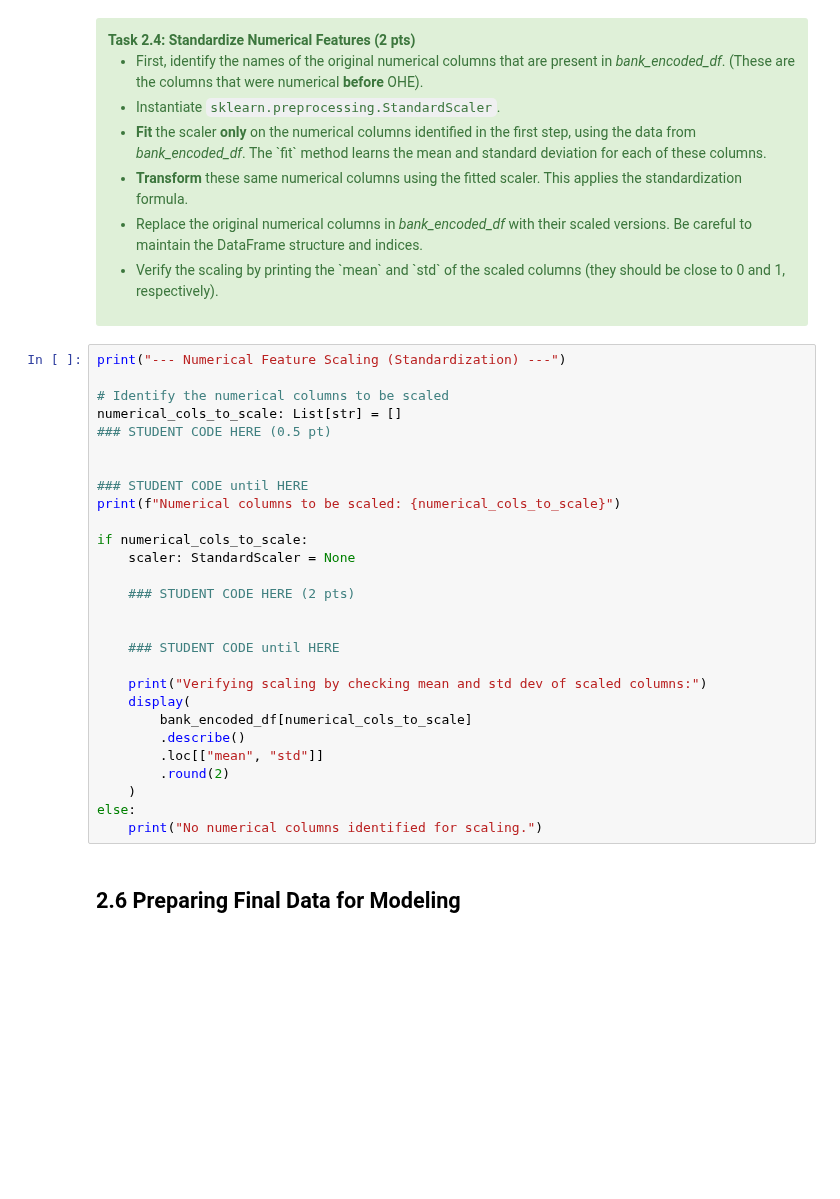
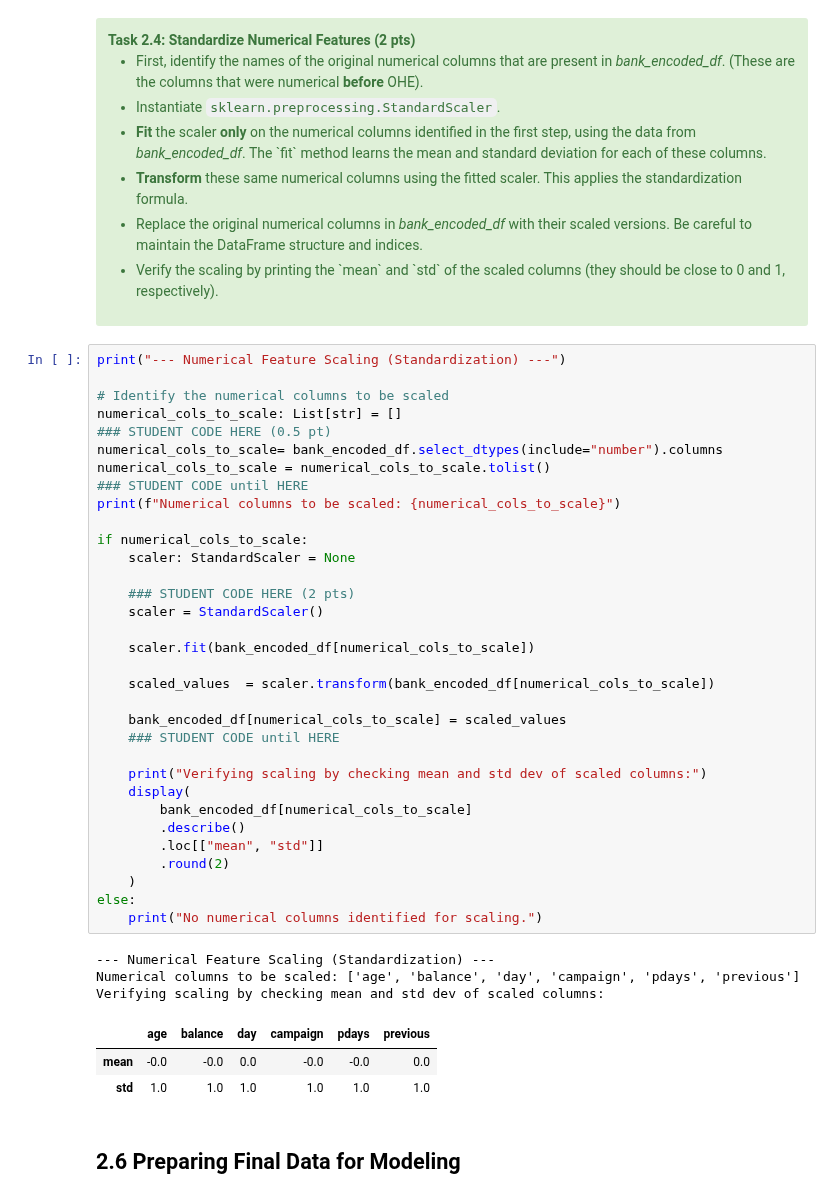
Before and after one commit to anton-seifert/LAMA, a Jupyter notebook: task-1-data-preparation/2_data_cleaning_feature_engineering.ipynb, the cells around one changed output. Saved outputs shown, nothing was run; the diff lists cells and outputs as text; blank space fills up the shorter version.

```diff
--- a/task-1-data-preparation/2_data_cleaning_feature_engineering.ipynb
+++ b/task-1-data-preparation/2_data_cleaning_feature_engineering.ipynb
@@ -305,31 +329,43 @@ Where `X_mean` is the mean of the feature and `X_stddev` is its standard deviati
 # %%
 print("--- Numerical Feature Scaling (Standardization) ---")
 
 # Identify the numerical columns to be scaled
 numerical_cols_to_scale: List[str] = []
 ### STUDENT CODE HERE (0.5 pt)
-
-
+numerical_cols_to_scale= bank_encoded_df.select_dtypes(include="number").columns
+numerical_cols_to_scale = numerical_cols_to_scale.tolist()
 ### STUDENT CODE until HERE
 print(f"Numerical columns to be scaled: {numerical_cols_to_scale}")
 
 if numerical_cols_to_scale:
     scaler: StandardScaler = None
 
     ### STUDENT CODE HERE (2 pts)
+    scaler = StandardScaler()
 
+    scaler.fit(bank_encoded_df[numerical_cols_to_scale])
 
+    scaled_values  = scaler.transform(bank_encoded_df[numerical_cols_to_scale])
+
+    bank_encoded_df[numerical_cols_to_scale] = scaled_values
     ### STUDENT CODE until HERE
 
     print("Verifying scaling by checking mean and std dev of scaled columns:")
     display(
         bank_encoded_df[numerical_cols_to_scale]
         .describe()
         .loc[["mean", "std"]]
         .round(2)
     )
 else:
     print("No numerical columns identified for scaling.")
+# %% [output]
+--- Numerical Feature Scaling (Standardization) ---
+Numerical columns to be scaled: ['age', 'balance', 'day', 'campaign', 'pdays', 'previous']
+Verifying scaling by checking mean and std dev of scaled columns:
+|  | age | balance | day | campaign | pdays | previous |
+| mean | -0.0 | -0.0 | 0.0 | -0.0 | -0.0 | 0.0 |
+| std | 1.0 | 1.0 | 1.0 | 1.0 | 1.0 | 1.0 |
 # %% [markdown]
 ## 2.6 Preparing Final Data for Modeling
 # %% [markdown]
```
Also changed, not shown: parts of 4 cells of this notebook, 1 other file.
